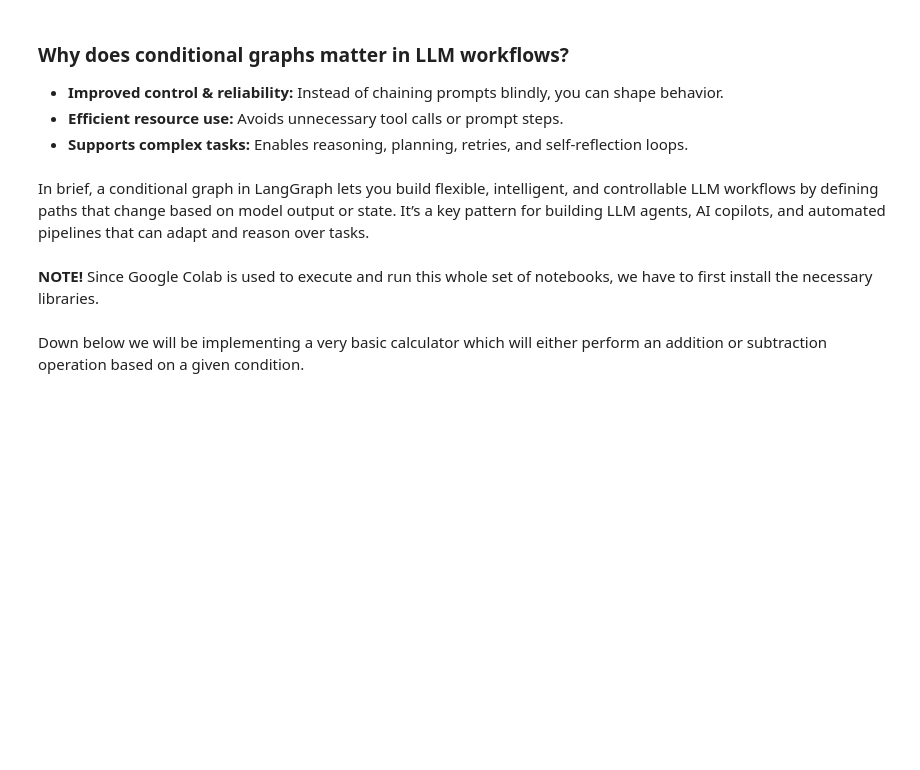
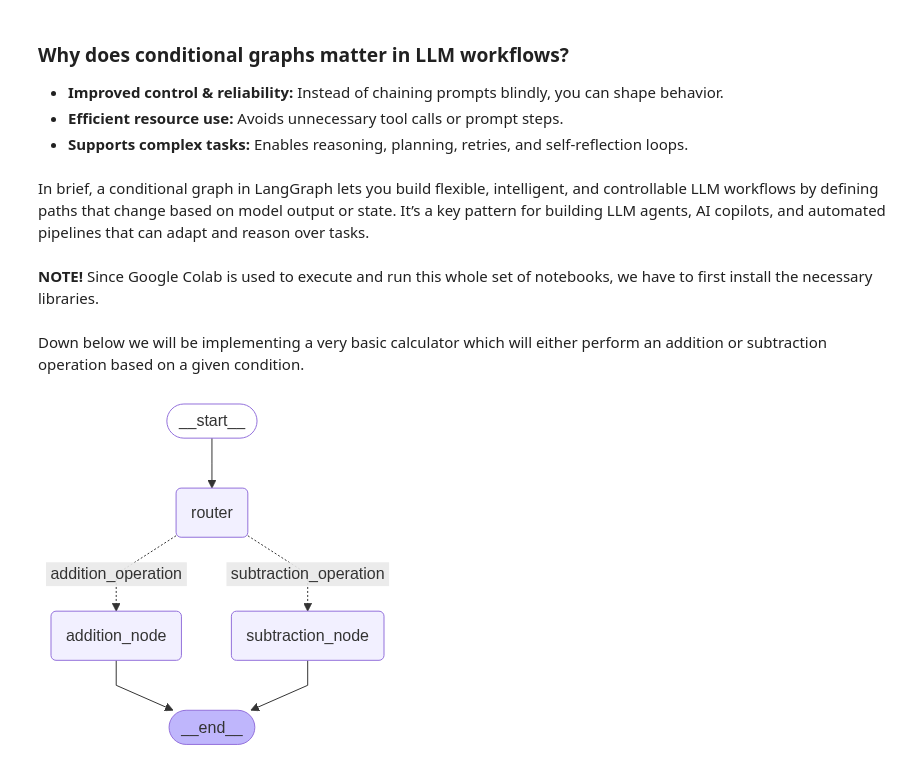
Before and after one commit to milad818/langgraph-tutorial, a Jupyter notebook: 03_conditional_graph.ipynb, the cells around one changed output. Cells and saved outputs as stored; diff of their text form; code cells hidden in the pictures; blank space fills up the shorter version.

```diff
--- a/03_conditional_graph.ipynb
+++ b/03_conditional_graph.ipynb
@@ -113,3 +113,30 @@ def pick_next_node(state: AgentState) -> str:
     return "subtraction_operation"
   else:
     return "Invalid Operation!"
+# %%
+# Initialize graph
+graph = StateGraph(AgentState)
+
+# Add nodes to the graph
+graph.add_node("addition_node", adder)
+graph.add_node("subtraction_node", subtractor)
+graph.add_node("router", lambda state:state)  # the lambda in this case is referred to as  passthrough function
+
+graph.add_edge(START, "router")
+
+graph.add_conditional_edges(
+    "router",
+    pick_next_node,
+    {"addition_operation": "addition_node",
+     "subtraction_operation": "subtraction_node"}
+)
+
+graph.add_edge("addition_node", END)
+graph.add_edge("subtraction_node", END)
+
+# Compile graph
+app = graph.compile()
+# %%
+app
+# %% [output]
+[figure, added]
```
Also changed, not shown: parts of 1 cell of this notebook.
